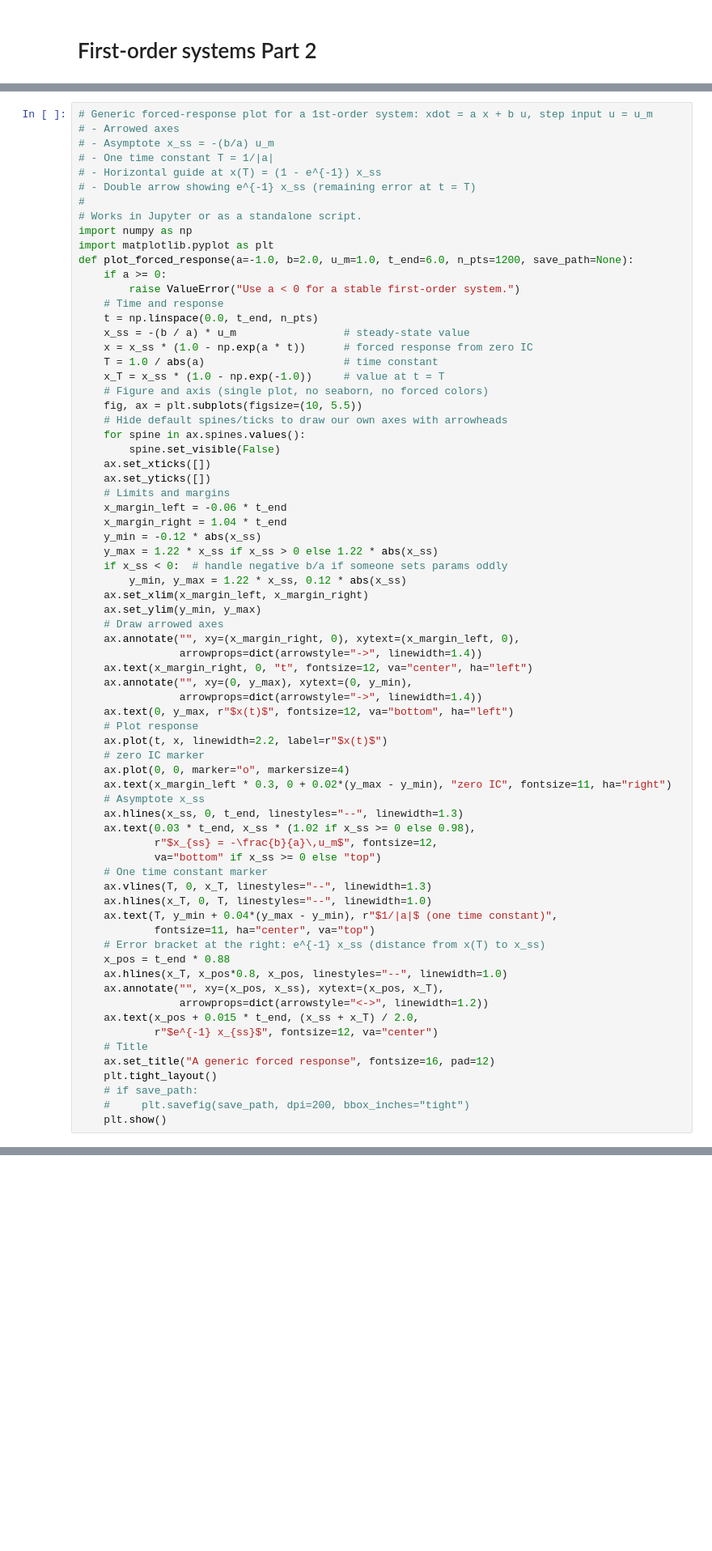
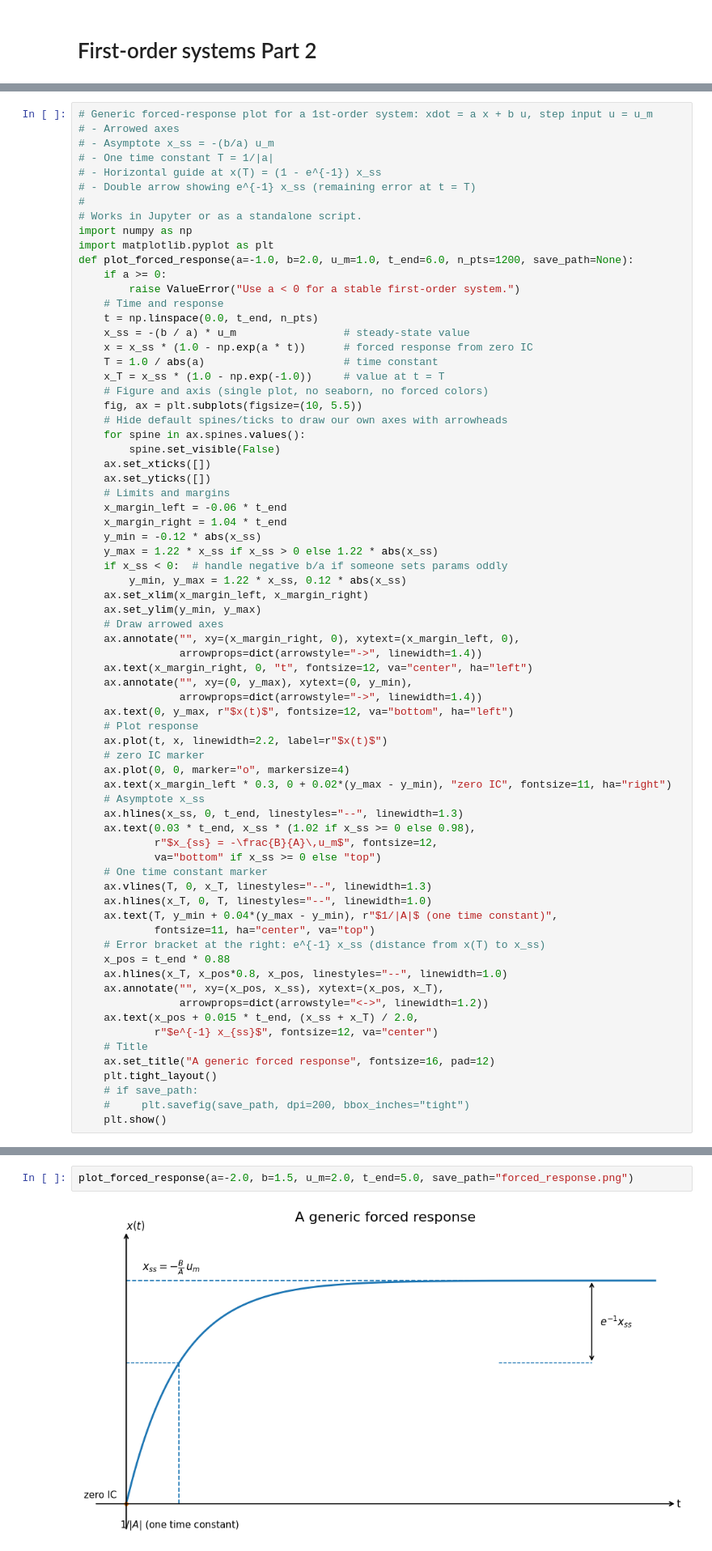
Before and after one commit to suann124/AIinTeaching_Archive, a Jupyter notebook: lectures/L5_Firstorder_2.ipynb, the cells around one changed output, grey strips where cells are left out. Shown at 81% size. Drawn from its saved outputs; the diff is of its cells as text; blank space fills up the shorter version.

```diff
--- a/lectures/L5_Firstorder_2.ipynb
+++ b/lectures/L5_Firstorder_2.ipynb
@@ -140,12 +141,12 @@ def plot_forced_response(a=-1.0, b=2.0, u_m=1.0, t_end=6.0, n_pts=1200, save_pat
     # Asymptote x_ss
     ax.hlines(x_ss, 0, t_end, linestyles="--", linewidth=1.3)
     ax.text(0.03 * t_end, x_ss * (1.02 if x_ss >= 0 else 0.98),
-            r"$x_{ss} = -\frac{b}{a}\,u_m$", fontsize=12,
+            r"$x_{ss} = -\frac{B}{A}\,u_m$", fontsize=12,
             va="bottom" if x_ss >= 0 else "top")
     # One time constant marker
     ax.vlines(T, 0, x_T, linestyles="--", linewidth=1.3)
     ax.hlines(x_T, 0, T, linestyles="--", linewidth=1.0)
-    ax.text(T, y_min + 0.04*(y_max - y_min), r"$1/|a|$ (one time constant)",
+    ax.text(T, y_min + 0.04*(y_max - y_min), r"$1/|A|$ (one time constant)",
             fontsize=11, ha="center", va="top")
     # Error bracket at the right: e^{-1} x_ss (distance from x(T) to x_ss)
     x_pos = t_end * 0.88
@@ -166,0 +170,4 @@ plot_forced_response()
+# %%
+plot_forced_response(a=-2.0, b=1.5, u_m=2.0, t_end=5.0, save_path="forced_response.png")
+# %% [output]
+[figure, added]
```
Also changed, not shown: parts of 12 cells of this notebook.
